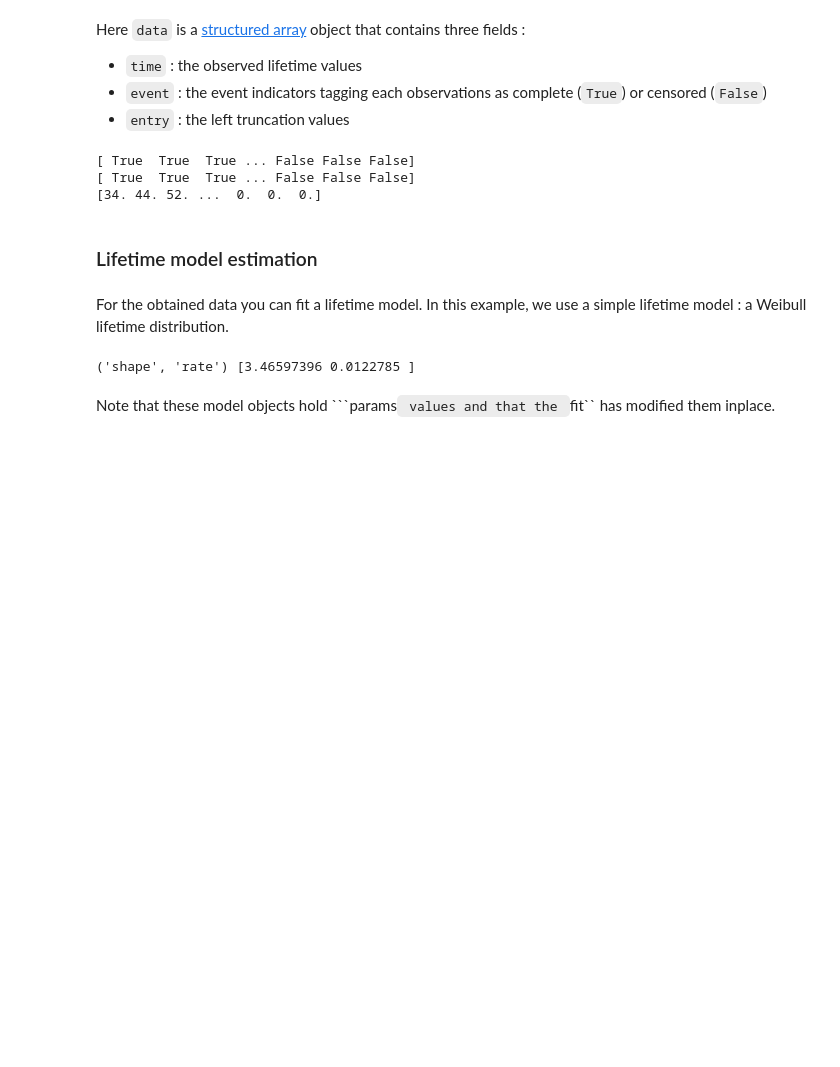
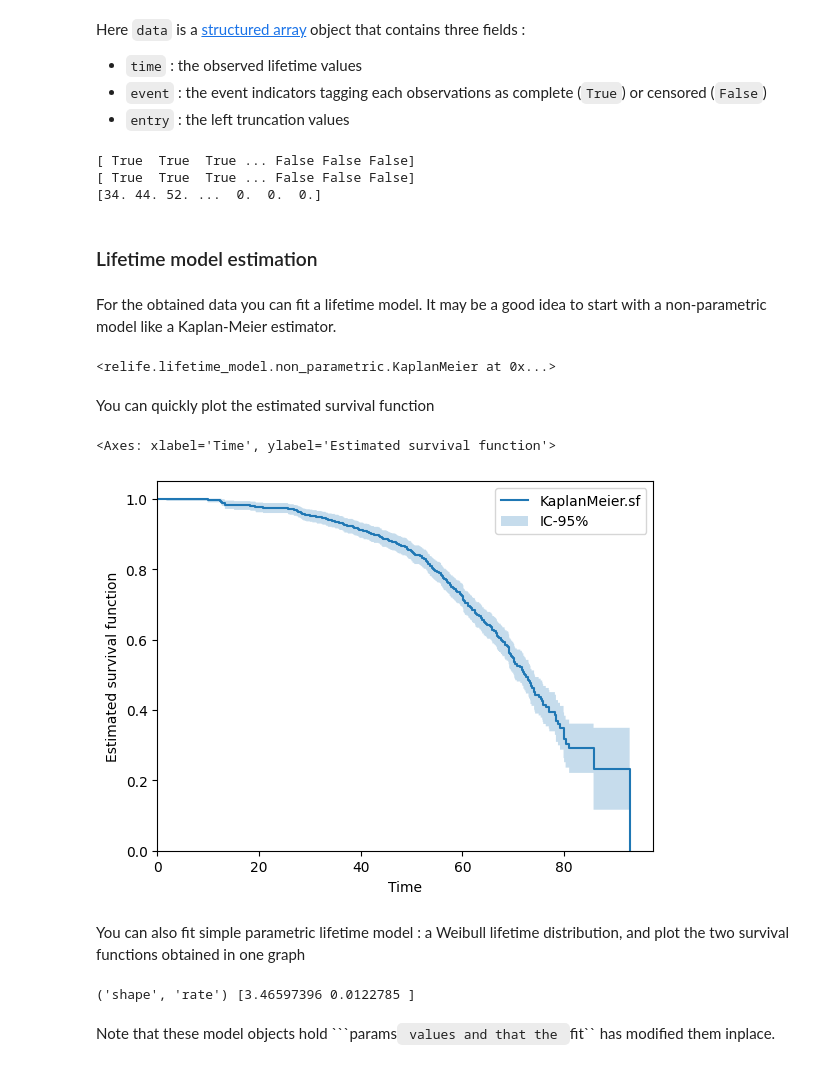
Before and after one commit to rte-france/relife, a Jupyter notebook: doc/source/_static/compiled_nb/_starter_example.ipynb, the cells around one changed output. Saved outputs shown, nothing was run; the diff lists cells and outputs as text; code cells hidden in the pictures; blank space fills up the shorter version.

Commit message:
DOC : adding rewards and non parametric doc

```diff
--- a/doc/source/_static/compiled_nb/_starter_example.ipynb
+++ b/doc/source/_static/compiled_nb/_starter_example.ipynb
@@ -23,8 +23,27 @@ print(data["entry"])
 [34. 44. 52. ...  0.  0.  0.]
 # %% [markdown]
 ### Lifetime model estimation
+# %% [markdown]
+For the obtained data you can fit a lifetime model. It may be a good idea to start with a non-parametric model like a Kaplan-Meier estimator.
+# %%
+from relife.lifetime_model import KaplanMeier
+kaplan_meier = KaplanMeier()
+kaplan_meier.fit(
+    data["time"],
+    event=data["event"],
+    entry=data["entry"],
+)
+# %% [output]
+<relife.lifetime_model.non_parametric.KaplanMeier at 0x...>
+# %% [markdown]
+You can quickly plot the estimated survival function
+# %%
+kaplan_meier.plot.sf()
+# %% [output]
+<Axes: xlabel='Time', ylabel='Estimated survival function'>
+[figure, added]
 # %% [markdown]
-For the obtained data you can fit a lifetime model. In this example, we use a simple lifetime model : a Weibull lifetime distribution.
+You can also fit simple parametric lifetime model : a Weibull lifetime distribution, and plot the two survival functions obtained in one graph
 # %%
 from relife.lifetime_model import Weibull
 weibull = Weibull()
```
Also changed, not shown: parts of 4 cells of this notebook, 8 other files.
